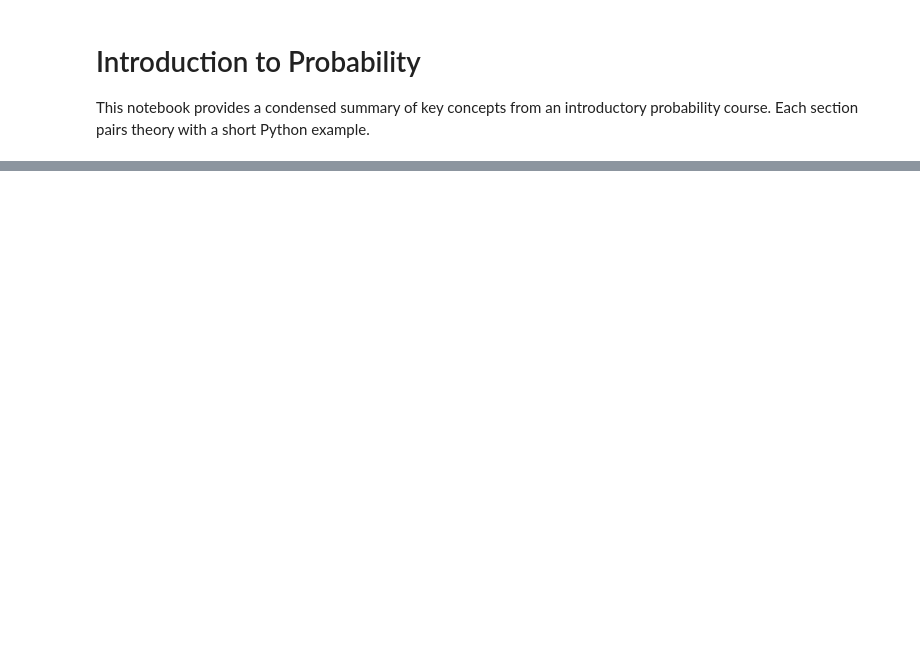
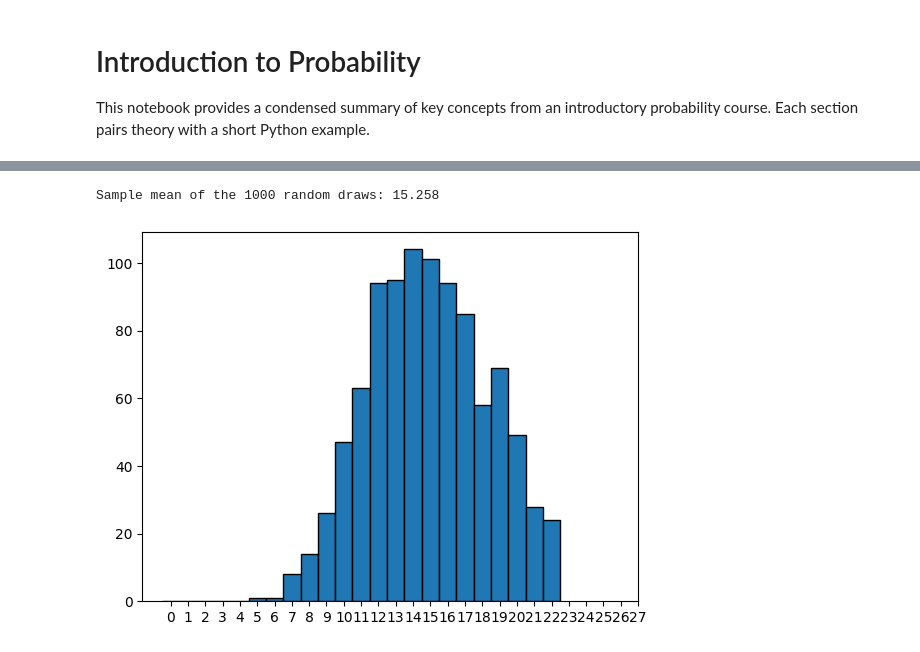
Before and after one commit to antoninolm/basic_data_science_theory, a Jupyter notebook: probability_intro_project/probability_intro.ipynb, the cells around one changed output, grey strips where cells are left out. Drawn from its saved outputs; the diff is of its cells as text; code cells hidden in the pictures; blank space fills up the shorter version.

```diff
--- a/probability_intro_project/probability_intro.ipynb
+++ b/probability_intro_project/probability_intro.ipynb
@@ -122,0 +510,30 @@ print('P(X≤1) for standard normal ->', norm_cdf(1))
+# %%
+import matplotlib.pyplot as plt
+import numpy as np
+
+def histogram_function(rand_vars):
+  plt.hist(rand_vars, bins = np.arange(len(set(rand_vars)))-0.5, edgecolor = "black")
+  plt.xticks(list(range(rand_vars.max())))
+  plt.show()
+# %%
+## Checkpoint 1
+# Generate 1000 random values (variates) from a Poisson distribution
+# with an expected value (λ) of 15. Each value represents a possible
+# outcome of how many events (e.g., calls in a call center) might occur
+# in a given time frame when the average is 15.
+rand_vars = stats.poisson.rvs(15, size=1000)
+
+## Checkpoint 2
+# Calculate and print the mean of the 1000 simulated outcomes.
+# This sample mean should be close to λ = 15, since λ is the
+# expected value of the Poisson distribution.
+print("Sample mean of the 1000 random draws:", rand_vars.mean())
+
+## Checkpoint 3
+# Plot a histogram of the simulated random variables to visualize
+# the distribution. The histogram should show values centered
+# around 15 with variability typical of a Poisson(15) distribution.
+histogram_function(rand_vars)
+# %% [output]
+Sample mean of the 1000 random draws: 15.258
+[figure, added]
```
Also changed, not shown: parts of 78 cells of this notebook.
